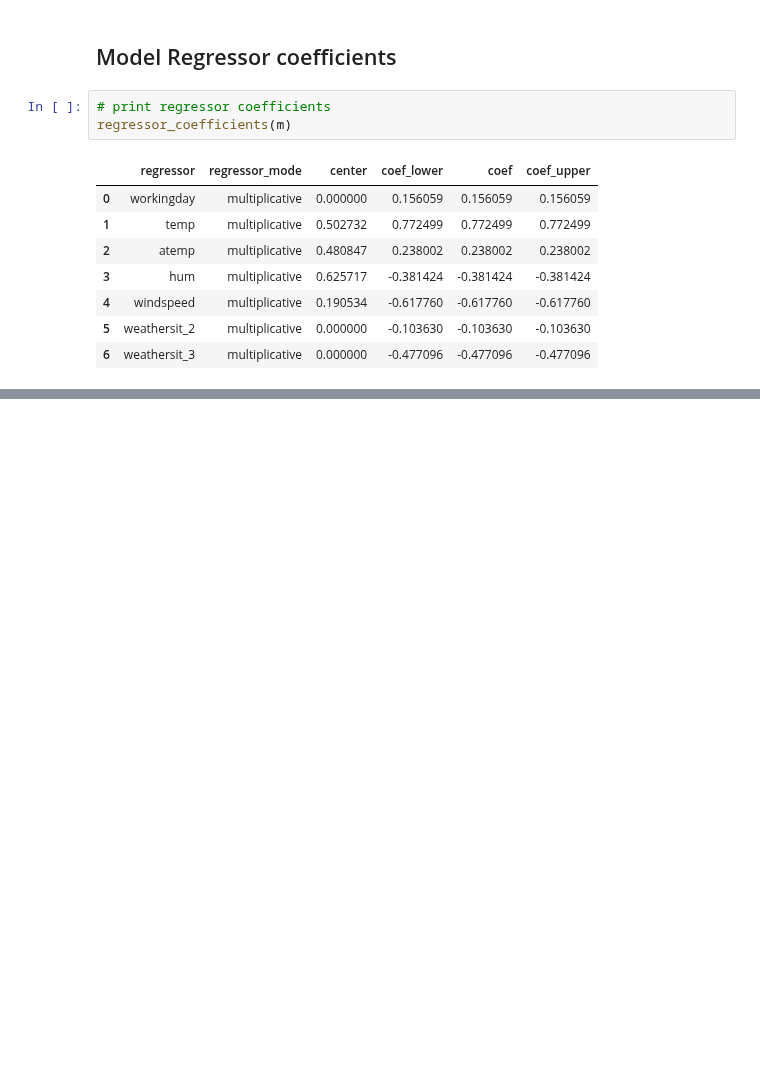
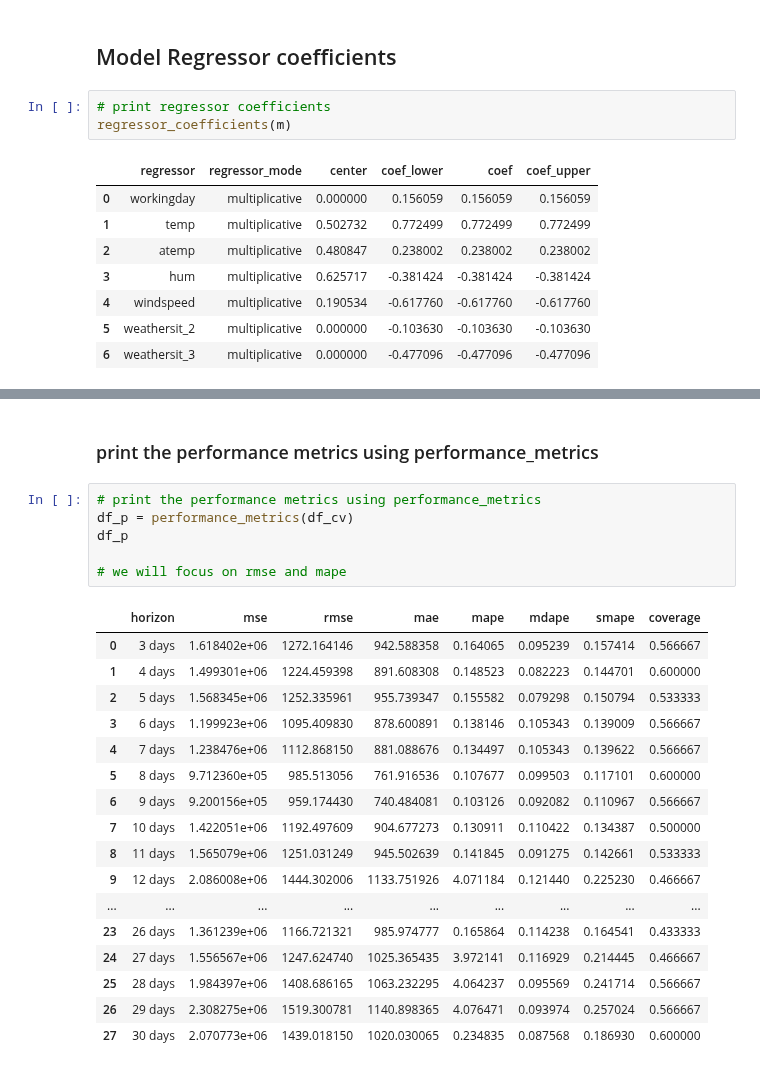
Before and after one commit to rizaho/ml_for_financial_analysis, a Jupyter notebook: 201_4_FACEBOOK_PROPHET.ipynb, the cells around one changed output, grey strips where cells are left out. Drawn from its saved outputs; the diff is of its cells as text; blank space fills up the shorter version.

```diff
--- a/201_4_FACEBOOK_PROPHET.ipynb
+++ b/201_4_FACEBOOK_PROPHET.ipynb
@@ -404,0 +463,26 @@ regressor_coefficients(m)
+# %% [markdown]
+### print the performance metrics using performance_metrics
+# %%
+# print the performance metrics using performance_metrics
+df_p = performance_metrics(df_cv)
+df_p
+
+# we will focus on rmse and mape
+# %% [output]
+|  | horizon | mse | rmse | mae | mape | mdape | smape | coverage |
+| 0 | 3 days | 1.618402e+06 | 1272.164146 | 942.588358 | 0.164065 | 0.095239 | 0.157414 | 0.566667 |
+| 1 | 4 days | 1.499301e+06 | 1224.459398 | 891.608308 | 0.148523 | 0.082223 | 0.144701 | 0.600000 |
+| 2 | 5 days | 1.568345e+06 | 1252.335961 | 955.739347 | 0.155582 | 0.079298 | 0.150794 | 0.533333 |
+| 3 | 6 days | 1.199923e+06 | 1095.409830 | 878.600891 | 0.138146 | 0.105343 | 0.139009 | 0.566667 |
+| 4 | 7 days | 1.238476e+06 | 1112.868150 | 881.088676 | 0.134497 | 0.105343 | 0.139622 | 0.566667 |
+| 5 | 8 days | 9.712360e+05 | 985.513056 | 761.916536 | 0.107677 | 0.099503 | 0.117101 | 0.600000 |
+| 6 | 9 days | 9.200156e+05 | 959.174430 | 740.484081 | 0.103126 | 0.092082 | 0.110967 | 0.566667 |
+| 7 | 10 days | 1.422051e+06 | 1192.497609 | 904.677273 | 0.130911 | 0.110422 | 0.134387 | 0.500000 |
+| 8 | 11 days | 1.565079e+06 | 1251.031249 | 945.502639 | 0.141845 | 0.091275 | 0.142661 | 0.533333 |
+| 9 | 12 days | 2.086008e+06 | 1444.302006 | 1133.751926 | 4.071184 | 0.121440 | 0.225230 | 0.466667 |
+| ... | ... | ... | ... | ... | ... | ... | ... | ... |
+| 23 | 26 days | 1.361239e+06 | 1166.721321 | 985.974777 | 0.165864 | 0.114238 | 0.164541 | 0.433333 |
+| 24 | 27 days | 1.556567e+06 | 1247.624740 | 1025.365435 | 3.972141 | 0.116929 | 0.214445 | 0.466667 |
+| 25 | 28 days | 1.984397e+06 | 1408.686165 | 1063.232295 | 4.064237 | 0.095569 | 0.241714 | 0.566667 |
+| 26 | 29 days | 2.308275e+06 | 1519.300781 | 1140.898365 | 4.076471 | 0.093974 | 0.257024 | 0.566667 |
+| 27 | 30 days | 2.070773e+06 | 1439.018150 | 1020.030065 | 0.234835 | 0.087568 | 0.186930 | 0.600000 |
```
Also changed, not shown: parts of 12 cells of this notebook.
